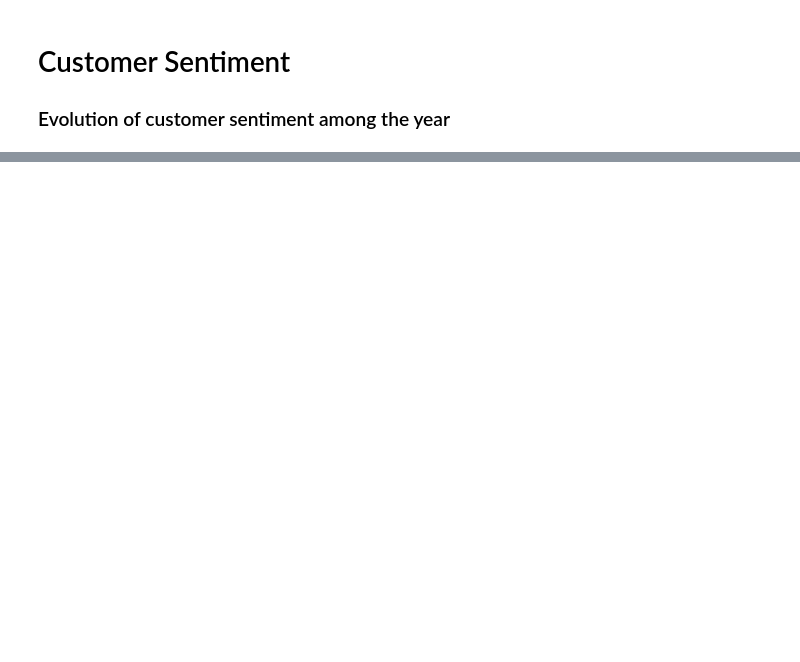
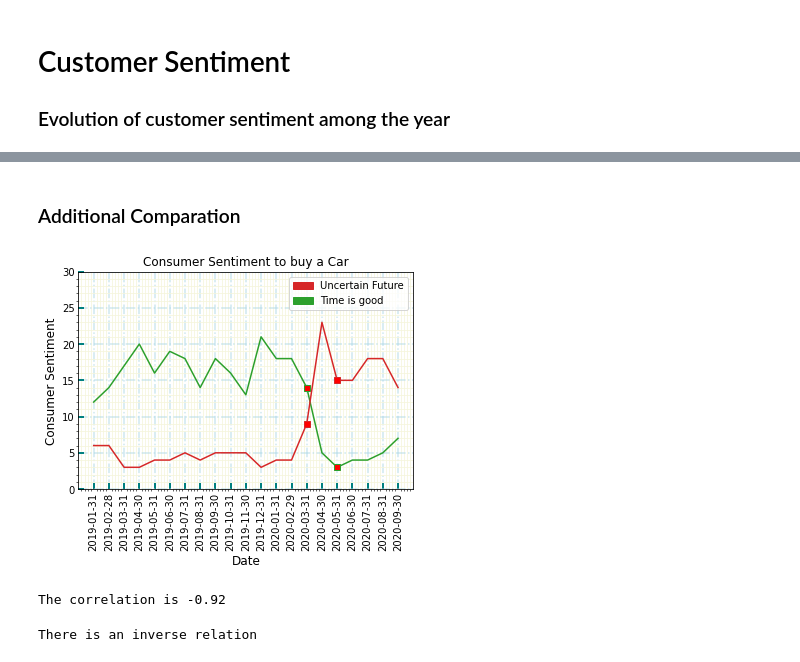
Before and after one commit to danawoodruff/Car-Sales-Analysis, a Jupyter notebook: Govt_Data/Customer_Sentiment_Analysis.ipynb, the cells around one changed output, grey strips where cells are left out. Drawn from its saved outputs; the diff is of its cells as text; code cells hidden in the pictures; blank space fills up the shorter version.

```diff
--- a/Govt_Data/Customer_Sentiment_Analysis.ipynb
+++ b/Govt_Data/Customer_Sentiment_Analysis.ipynb
@@ -75,0 +140,62 @@ plt.show(block=True)
+# %% [markdown]
+### Additional Comparation
+# %%
+#Compare the trend between types of interest rates
+fig = plt.figure()
+ax = fig.add_subplot(1, 1, 1)
+line1 = ax.plot(customer_df['Date'], customer_df["Good Time<br>Times good"], color='tab:green',
+                markevery=find_loc(UEI, dates), marker='s', markerfacecolor='red')
+line2 = ax.plot(customer_df['Date'], customer_df['Bad Time<br>Uncertain Future'], color='tab:red',
+                markevery=find_loc(CSI, dates), marker='s', markerfacecolor='red')
+handles, labels = ax.get_legend_handles_labels()
+ax.legend(handles, labels)
+line1
+line2
+
+# Sets the y limits
+plt.ylim(0, 30)
+
+# Provides labels
+plt.title("Consumer Sentiment to buy a Car")
+plt.xlabel("Date", fontsize=12)
+plt.ylabel("Consumer Sentiment", fontsize=12)
+
+red_patch = mpatches.Patch(color='tab:red', label='Uncertain Future')
+green_patch = mpatches.Patch(color='tab:green', label='Time is good')
+plt.legend(handles=[red_patch,green_patch])
+
+
+
+plt.tick_params(axis='both', direction='in', length=6, width=2, labelcolor = 'black',colors='teal')
+
+# Major grid lines
+plt.grid(b=True, which='major', color='lightblue', alpha=0.6, linestyle='dashdot', lw=1.5)
+
+# Minor grid lines
+plt.minorticks_on()
+plt.grid(b=True, which='minor', color='beige', alpha=0.8, ls='-', lw=1)
+plt.xticks(rotation=90)
+# Save the figure as .png
+#plt.savefig('Images/Interest Rates.png')
+
+#plt.legend(loc='best', ncol=2, mode="expand", shadow=True, fancybox=True)
+plt.show(block=True)
+# %% [output]
+[figure, added]
+# %%
+# Correlation between two datased using pearson -r
+correlation = round(st.pearsonr(customer_df['Good Time<br>Times good'],customer_df['Bad Time<br>Uncertain Future'])[0],2)
+print(f"The correlation is {correlation}")
+# %% [output]
+The correlation is -0.92
+# %%
+if correlation == 0:
+    print (f"The correlation is exact")
+elif correlation <= -0.8:
+    print(f'There is an inverse relation')
+elif correlation >= 0.8:
+    print(f'There is no correlation at all')
+else:
+    print(f'There is some correlation')
+# %% [output]
+There is an inverse relation
```
Also changed, not shown: parts of 8 cells of this notebook.
